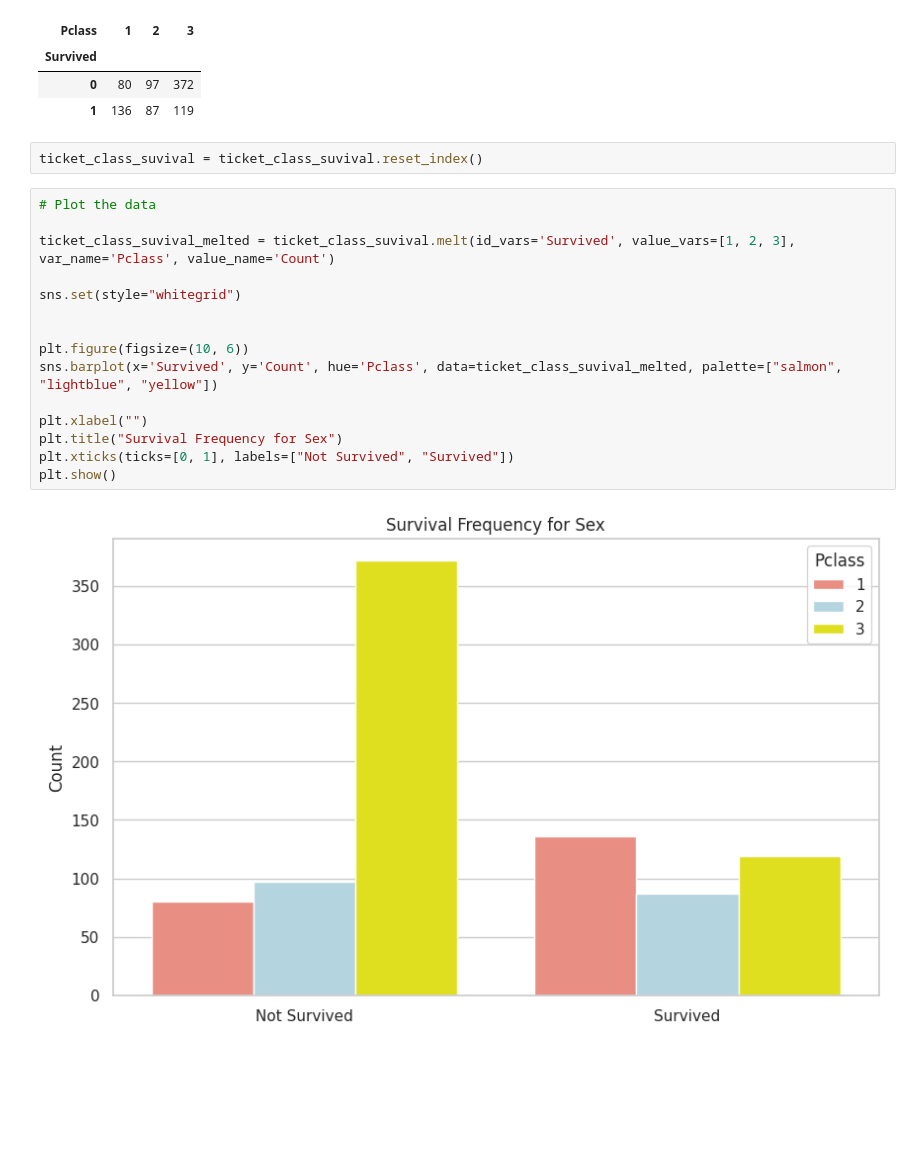
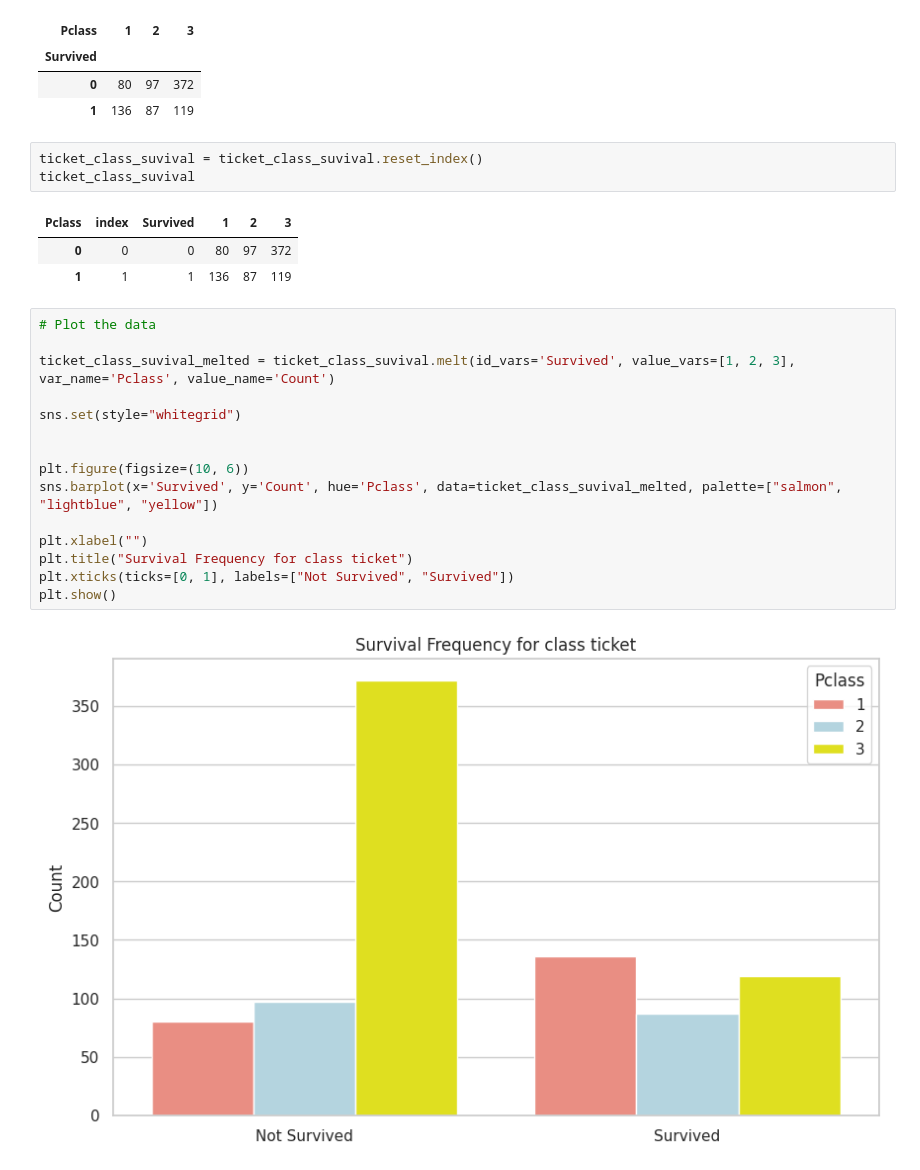
Before and after one commit to PavicicJadranko/Machine-Learning-Project, a Jupyter notebook: Titanic.ipynb, the cells around one changed output. Saved outputs shown, nothing was run; the diff lists cells and outputs as text; blank space fills up the shorter version.

```diff
--- a/Titanic.ipynb
+++ b/Titanic.ipynb
@@ -228,20 +228,25 @@ ticket_class_suvival
 | 1 | 136 | 87 | 119 |
 # %%
 ticket_class_suvival = ticket_class_suvival.reset_index()
+ticket_class_suvival
+# %% [output]
+| Pclass | index | Survived | 1 | 2 | 3 |
+| 0 | 0 | 0 | 80 | 97 | 372 |
+| 1 | 1 | 1 | 136 | 87 | 119 |
 # %%
 # Plot the data
 
 ticket_class_suvival_melted = ticket_class_suvival.melt(id_vars='Survived', value_vars=[1, 2, 3], var_name='Pclass', value_name='Count')
 
 sns.set(style="whitegrid")
 
 
 plt.figure(figsize=(10, 6))
 sns.barplot(x='Survived', y='Count', hue='Pclass', data=ticket_class_suvival_melted, palette=["salmon", "lightblue", "yellow"])
 
 plt.xlabel("")
-plt.title("Survival Frequency for Sex")
+plt.title("Survival Frequency for class ticket")
 plt.xticks(ticks=[0, 1], labels=["Not Survived", "Survived"])
 plt.show()
 # %% [output]
-[figure, old version]
+[figure, new version]
```
Also changed, not shown: parts of 5 cells of this notebook.
